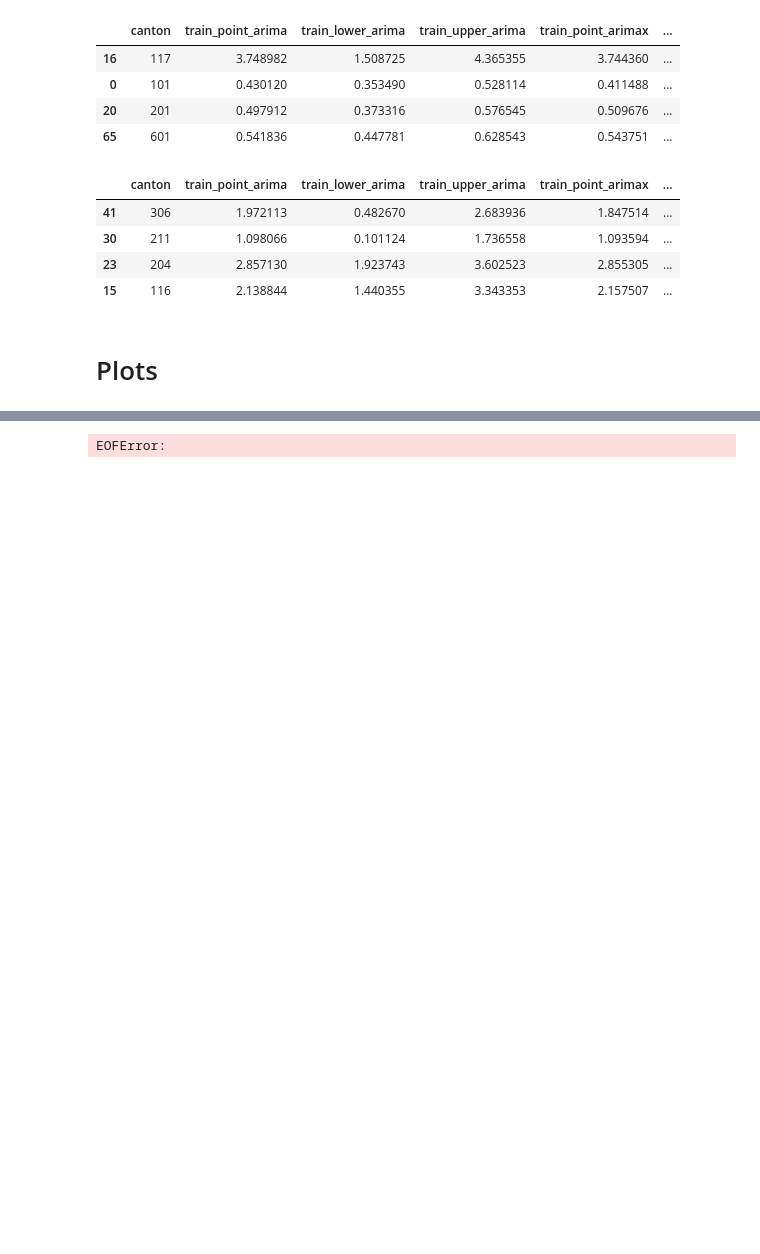
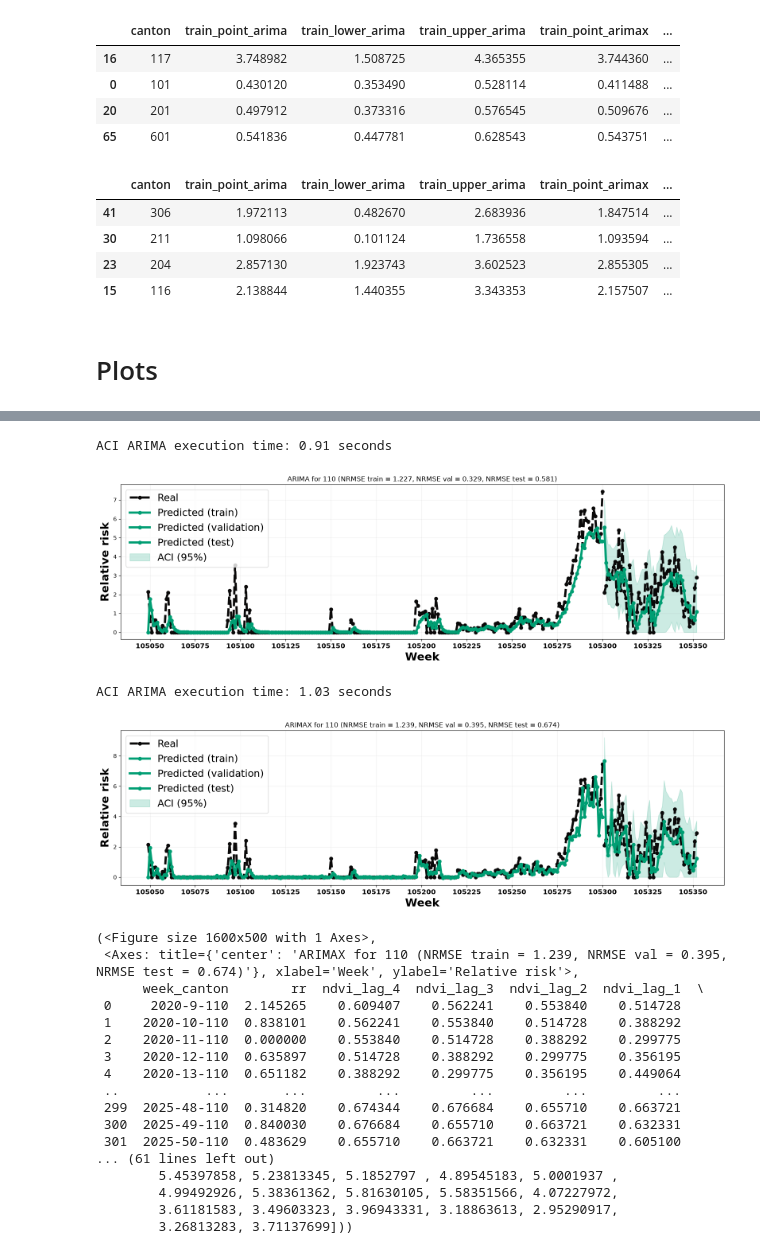
Before and after one commit to artisticlimon/dengue-recurrent-cr, a Jupyter notebook: 0_notebooks/arima_baseline.ipynb, the cells around one changed output, grey strips where cells are left out. Drawn from its saved outputs; the diff is of its cells as text; code cells hidden in the pictures; blank space fills up the shorter version.

Commit message:
chore: add best-performing arima plots

```diff
--- a/0_notebooks/arima_baseline.ipynb
+++ b/0_notebooks/arima_baseline.ipynb
@@ -144,6 +164,26 @@ FileNotFoundError: [Errno 2] No such file or directory: '../saved_models/arima/a
 # %%
-model0 = Model(df, "601")
+model0 = Model(df, "110")
 model0.arima_forecast_plot(model_type = "arima")
 model0.arima_forecast_plot(model_type = "arimax")
 # %% [output]
-EOFError:
+ACI ARIMA execution time: 0.91 seconds
+[figure, added]
+ACI ARIMA execution time: 1.03 seconds
+[figure, added]
+(<Figure size 1600x500 with 1 Axes>,
+ <Axes: title={'center': 'ARIMAX for 110 (NRMSE train = 1.239, NRMSE val = 0.395, NRMSE test = 0.674)'}, xlabel='Week', ylabel='Relative risk'>,
+      week_canton        rr  ndvi_lag_4  ndvi_lag_3  ndvi_lag_2  ndvi_lag_1  \
+ 0     2020-9-110  2.145265    0.609407    0.562241    0.553840    0.514728
+ 1    2020-10-110  0.838101    0.562241    0.553840    0.514728    0.388292
+ 2    2020-11-110  0.000000    0.553840    0.514728    0.388292    0.299775
+ 3    2020-12-110  0.635897    0.514728    0.388292    0.299775    0.356195
+ 4    2020-13-110  0.651182    0.388292    0.299775    0.356195    0.449064
+ ..           ...       ...         ...         ...         ...         ...
+ 299  2025-48-110  0.314820    0.674344    0.676684    0.655710    0.663721
+ 300  2025-49-110  0.840030    0.676684    0.655710    0.663721    0.632331
+ 301  2025-50-110  0.483629    0.655710    0.663721    0.632331    0.605100
+... (61 lines left out)
+        5.45397858, 5.23813345, 5.1852797 , 4.89545183, 5.0001937 ,
+        4.99492926, 5.38361362, 5.81630105, 5.58351566, 4.07227972,
+        3.61181583, 3.49603323, 3.96943331, 3.18863613, 2.95290917,
+        3.26813283, 3.71137699]))
```
Also changed, not shown: parts of 4 cells of this notebook.
